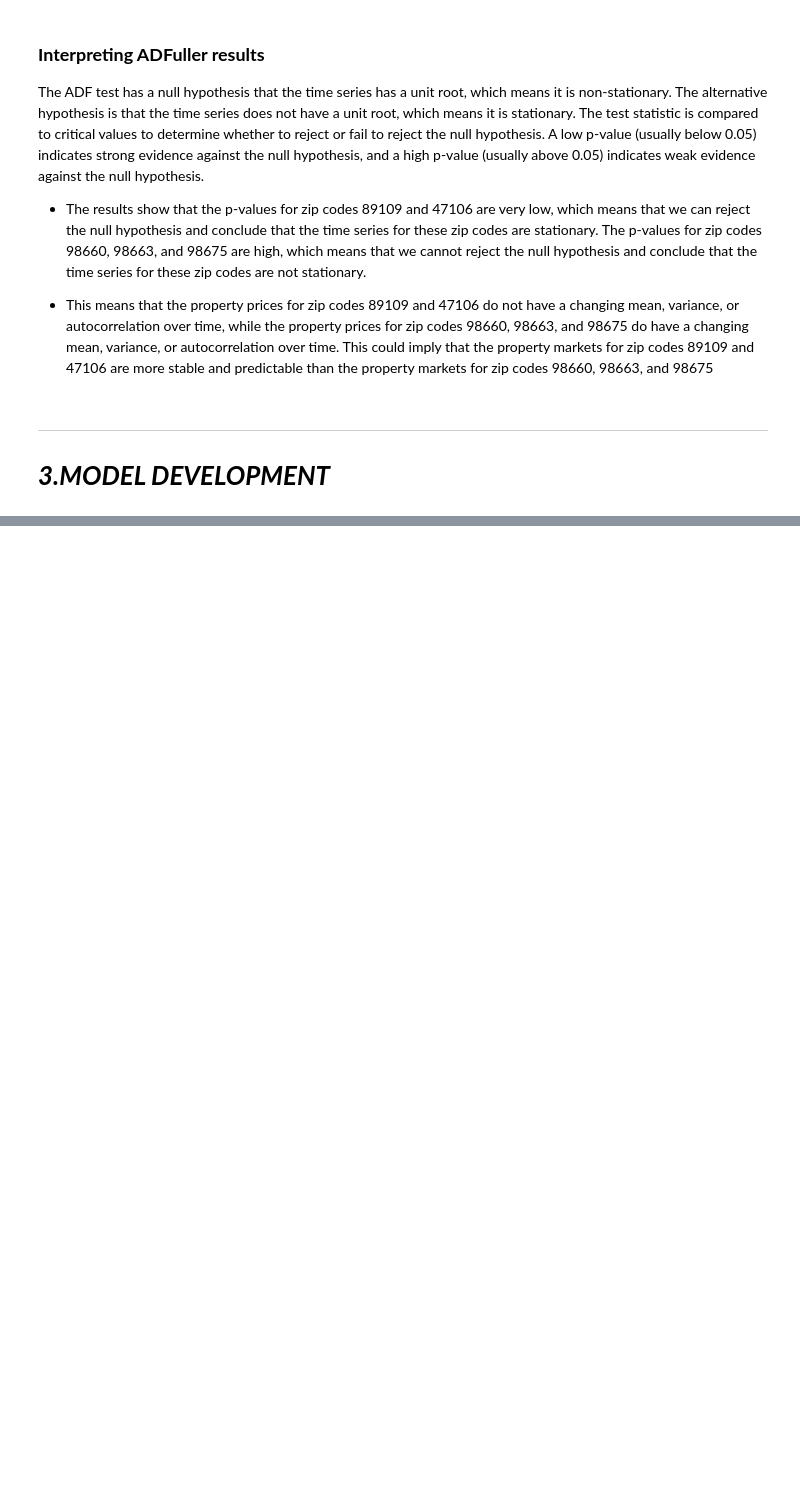
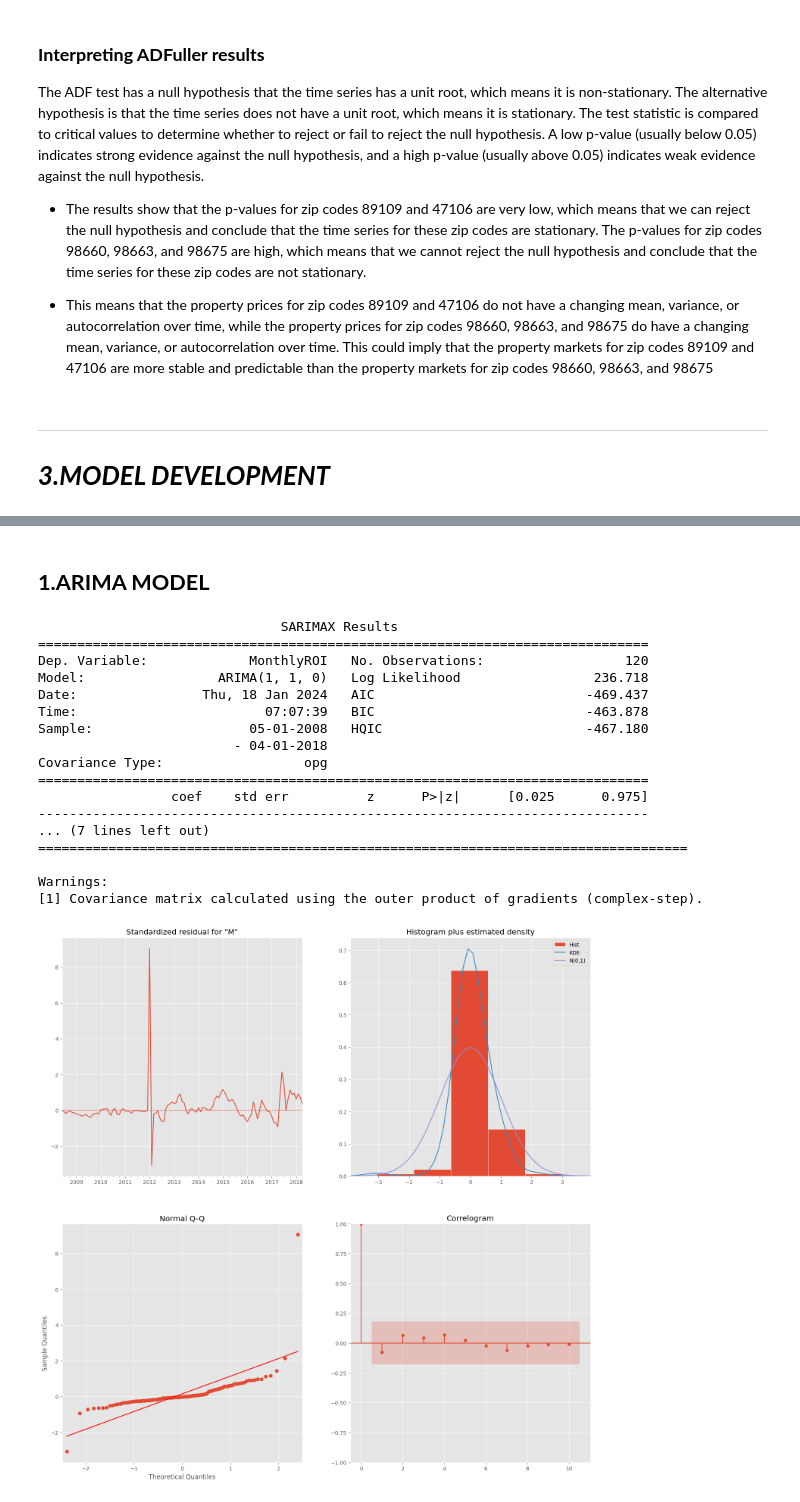
Before and after one commit to MWENDA1999/Predictive-Modeling-Time-Series-Forecasting-G9DSF-FT06-P4, a Jupyter notebook: notebook.ipynb, the cells around one changed output, grey strips where cells are left out. Drawn from its saved outputs; the diff is of its cells as text; code cells hidden in the pictures; blank space fills up the shorter version.

```diff
--- a/notebook.ipynb
+++ b/notebook.ipynb
@@ -757,0 +838,35 @@ The ADF test has a null hypothesis that the time series has a unit root, which m
+# %% [markdown]
+## **1.ARIMA MODEL**
+# %%
+import statsmodels.api as sm
+from statsmodels.tsa.arima.model import ARIMA
+
+# Fit the ARIMA model
+ARIMAmodel = ARIMA(modeling_data, order=(1, 1, 0), freq='MS')
+ARIMAmodel_fit = ARIMAmodel.fit()
+
+# Summary of the model
+print(ARIMAfit.summary())
+
+# Plot diagnostics
+ARIMAmodel_fit.plot_diagnostics(figsize=(18,18))
+plt.show()
+# %% [output]
+                               SARIMAX Results
+==============================================================================
+Dep. Variable:             MonthlyROI   No. Observations:                  120
+Model:                 ARIMA(1, 1, 0)   Log Likelihood                 236.718
+Date:                Thu, 18 Jan 2024   AIC                           -469.437
+Time:                        07:07:39   BIC                           -463.878
+Sample:                    05-01-2008   HQIC                          -467.180
+                         - 04-01-2018
+Covariance Type:                  opg
+==============================================================================
+                 coef    std err          z      P>|z|      [0.025      0.975]
+------------------------------------------------------------------------------
+... (7 lines left out)
+===================================================================================
+
+Warnings:
+[1] Covariance matrix calculated using the outer product of gradients (complex-step).
+[figure, added]
```
Also changed, not shown: parts of 13 cells of this notebook.
